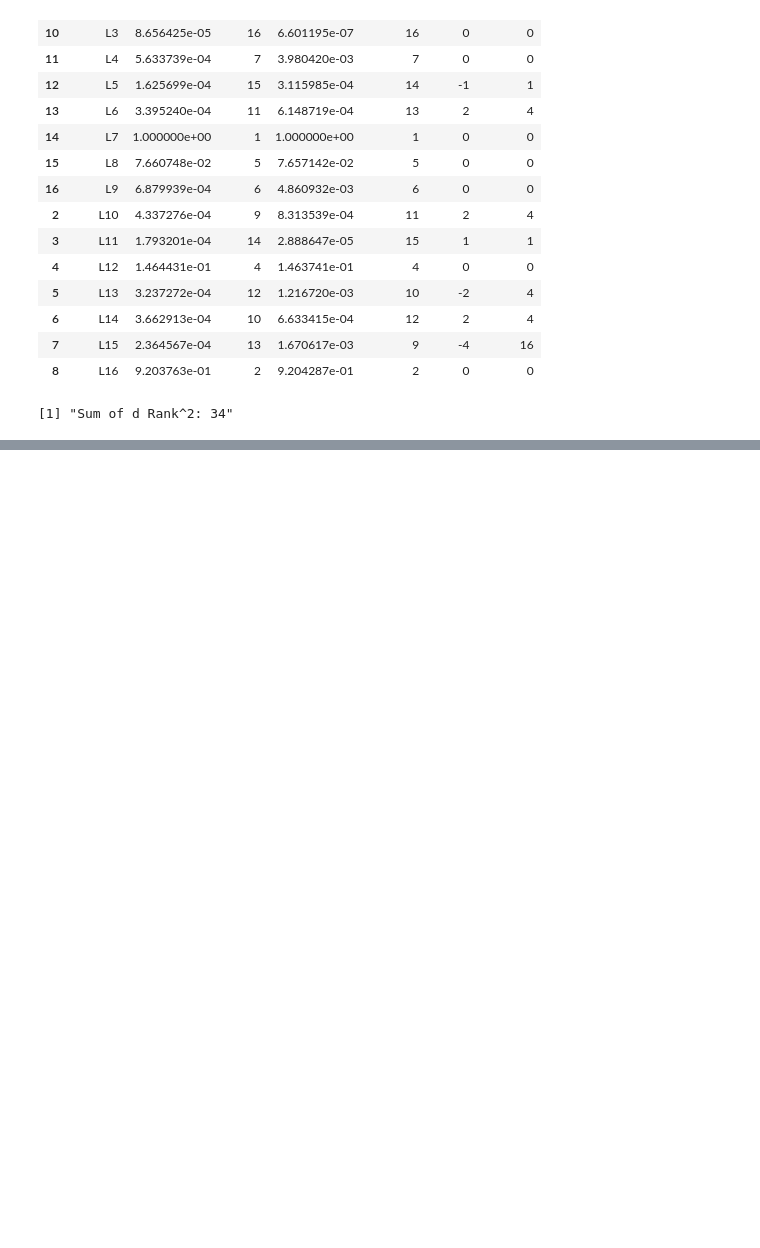
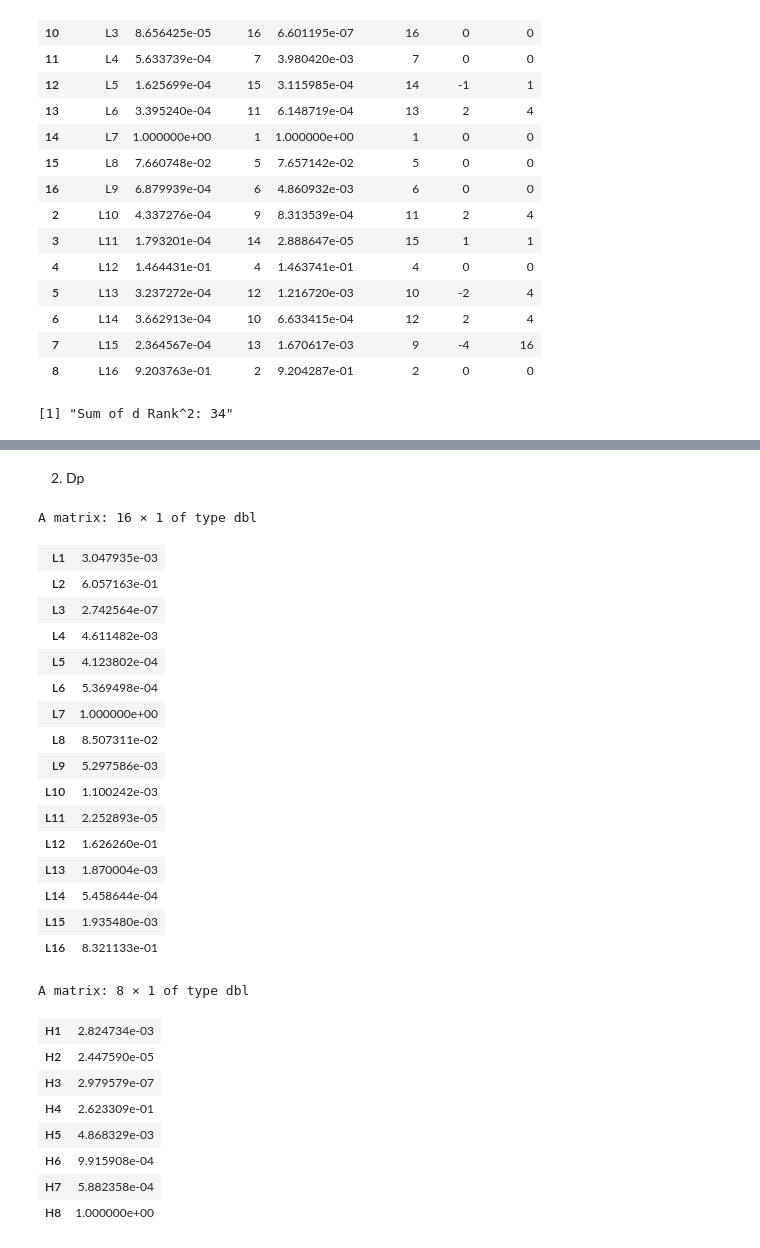
Before and after one commit to ludwigHoon/BPTNW, a Jupyter notebook: Bipartite Network Modelling for Measles Hotspot Detection.ipynb, the cells around one changed output, grey strips where cells are left out. Cells and saved outputs as stored; diff of their text form; code cells hidden in the pictures; blank space fills up the shorter version.

```diff
--- a/Bipartite Network Modelling for Measles Hotspot Detection.ipynb
+++ b/Bipartite Network Modelling for Measles Hotspot Detection.ipynb
@@ -1129,0 +1188,50 @@ A data.frame: 16 × 7
+# %% [markdown]
+2. Dp
+# %%
+new_normLocParameters <- normLocParameters
+new_normLocParameters$Dp <- rep(0, length(new_normLocParameters$Dp))
+linkWeight <- generateLinkWeight(new_normLocParameters, normHumParameters, lnkMtrxH)
+Hub = as.matrix(linkWeight) %*% t(linkWeight)
+#Hub
+Authority = t(linkWeight)%*%as.matrix(linkWeight)
+#Authority
+
+write.csv(Authority, "authority_wDp.csv")
+write.csv(Hub, "hub_wDp.csv")
+
+k = 1000
+auth <- c(rep(1,nrow(Authority)))
+hub <- c(rep(1,nrow(Hub)))
+ip <- powerMethod(Hub,hub,10^-2,k)
+ih <- powerMethod(Authority,auth,10^-2,k)
+vp <- ip$vector/max(ip$vector)
+vh <- ih$vector/max(ih$vector)
+vp
+vh
+# %% [output]
+A matrix: 16 × 1 of type dbl
+| L1 | 3.047935e-03 |
+| L2 | 6.057163e-01 |
+| L3 | 2.742564e-07 |
+| L4 | 4.611482e-03 |
+| L5 | 4.123802e-04 |
+| L6 | 5.369498e-04 |
+| L7 | 1.000000e+00 |
+| L8 | 8.507311e-02 |
+| L9 | 5.297586e-03 |
+| L10 | 1.100242e-03 |
+| L11 | 2.252893e-05 |
+| L12 | 1.626260e-01 |
+| L13 | 1.870004e-03 |
+| L14 | 5.458644e-04 |
+| L15 | 1.935480e-03 |
+| L16 | 8.321133e-01 |
+A matrix: 8 × 1 of type dbl
+| H1 | 2.824734e-03 |
+| H2 | 2.447590e-05 |
+| H3 | 2.979579e-07 |
+| H4 | 2.623309e-01 |
+| H5 | 4.868329e-03 |
+| H6 | 9.915908e-04 |
+| H7 | 5.882358e-04 |
+| H8 | 1.000000e+00 |
```
Also changed, not shown: parts of 42 cells of this notebook, 37 other files.
